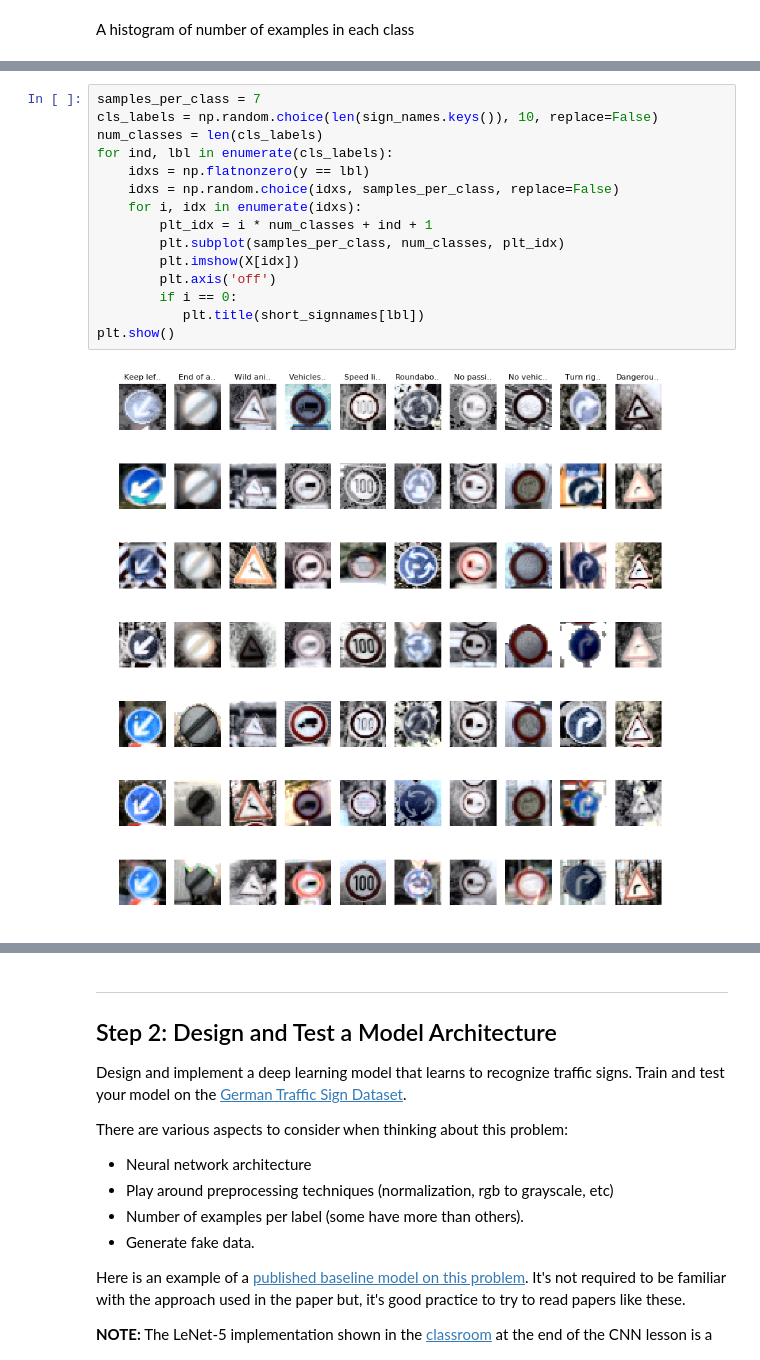
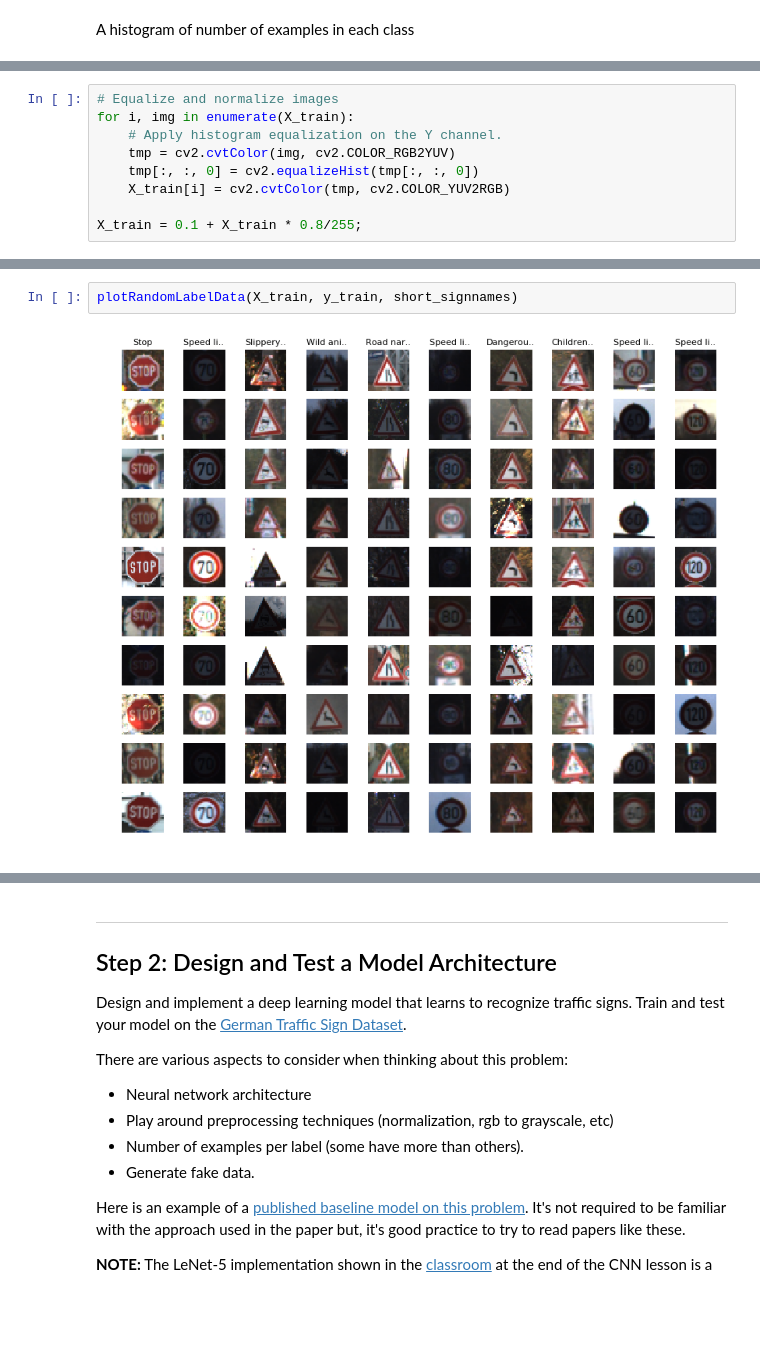
Before and after one commit to n-log-n/CarND-Traffic-Sign-Classifier-Project, a Jupyter notebook: Traffic_Sign_Classifier.ipynb, the cells around one changed output, grey strips where cells are left out. Saved outputs shown, nothing was run; the diff lists cells and outputs as text; blank space fills up the shorter version.

```diff
--- a/Traffic_Sign_Classifier.ipynb
+++ b/Traffic_Sign_Classifier.ipynb
@@ -79 +76,10 @@ plt.show()
+# %%
+# Equalize and normalize images
+for i, img in enumerate(X_train):
+    # Apply histogram equalization on the Y channel.
+    tmp = cv2.cvtColor(img, cv2.COLOR_RGB2YUV)
+    tmp[:, :, 0] = cv2.equalizeHist(tmp[:, :, 0])
+    X_train[i] = cv2.cvtColor(tmp, cv2.COLOR_YUV2RGB)
+
+X_train = 0.1 + X_train * 0.8/255;
 # %%
@@ -131,17 +124,4 @@ timeIt(equalize_brightness, X)
-# %%
-samples_per_class = 7
-cls_labels = np.random.choice(len(sign_names.keys()), 10, replace=False)
-num_classes = len(cls_labels)
-for ind, lbl in enumerate(cls_labels):
-    idxs = np.flatnonzero(y == lbl)
-    idxs = np.random.choice(idxs, samples_per_class, replace=False)
-    for i, idx in enumerate(idxs):
-        plt_idx = i * num_classes + ind + 1
-        plt.subplot(samples_per_class, num_classes, plt_idx)
-        plt.imshow(X[idx])
-        plt.axis('off')
-        if i == 0:
-           plt.title(short_signnames[lbl])
-plt.show()
-# %% [output]
-[figure, removed]
+# %%
+plotRandomLabelData(X_train, y_train, short_signnames)
+# %% [output]
+[figure, added]
```
Also changed, not shown: parts of 38 cells of this notebook, 5 other files.
